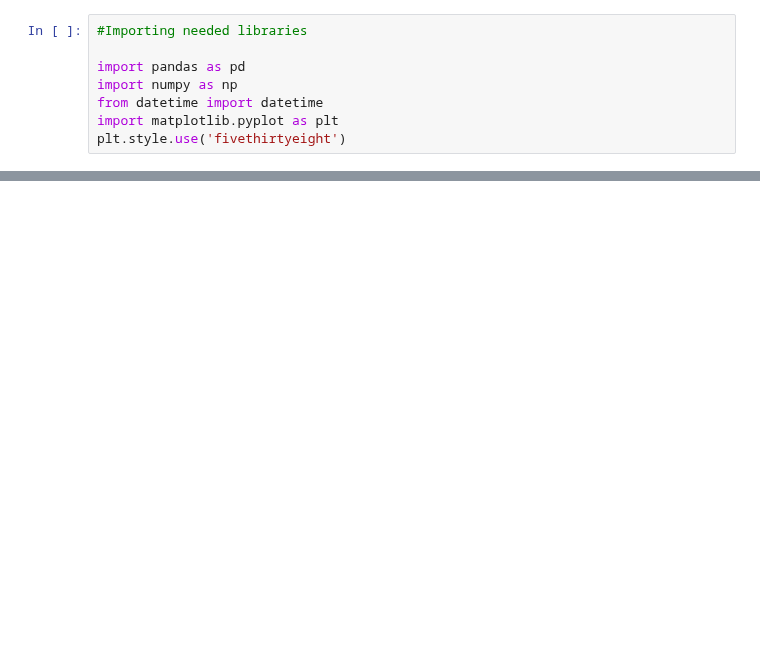
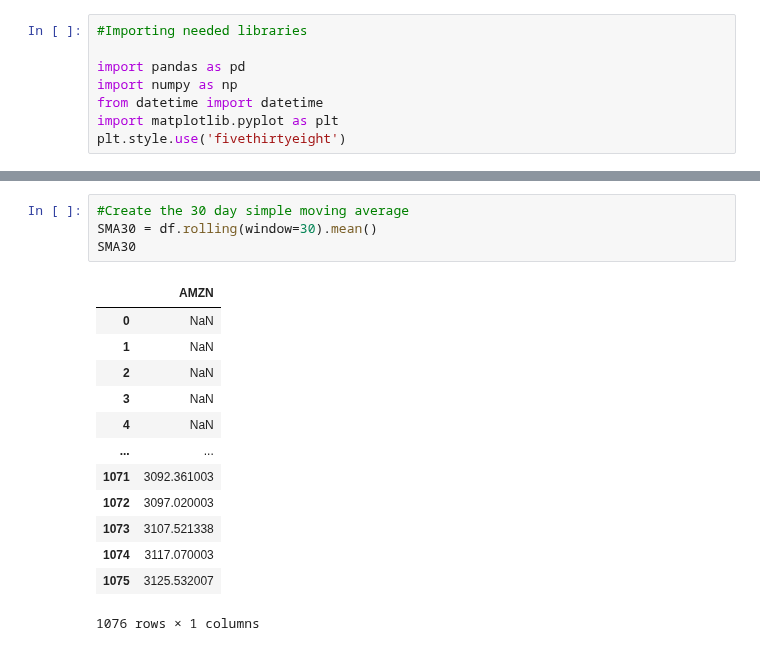
Before and after one commit to xanasa14/Finances, a Jupyter notebook: BuySell.ipynb, the cells around one changed output, grey strips where cells are left out. Saved outputs shown, nothing was run; the diff lists cells and outputs as text; blank space fills up the shorter version.

```diff
--- a/BuySell.ipynb
+++ b/BuySell.ipynb
@@ -49,0 +55,18 @@ df
+# %%
+#Create the 30 day simple moving average
+SMA30 = df.rolling(window=30).mean()
+SMA30
+# %% [output]
+|  | AMZN |
+| 0 | NaN |
+| 1 | NaN |
+| 2 | NaN |
+| 3 | NaN |
+| 4 | NaN |
+| ... | ... |
+| 1071 | 3092.361003 |
+| 1072 | 3097.020003 |
+| 1073 | 3107.521338 |
+| 1074 | 3117.070003 |
+| 1075 | 3125.532007 |
+1076 rows × 1 columns
```
Also changed, not shown: parts of 3 cells of this notebook.
